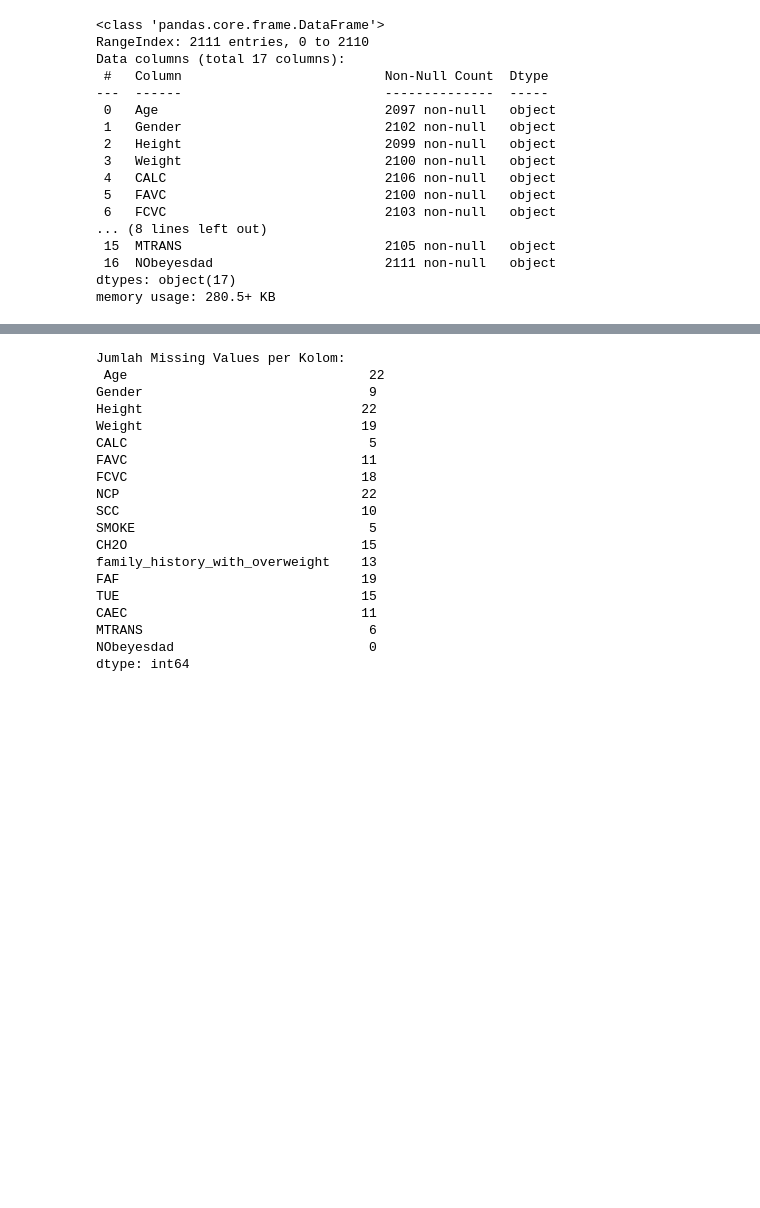
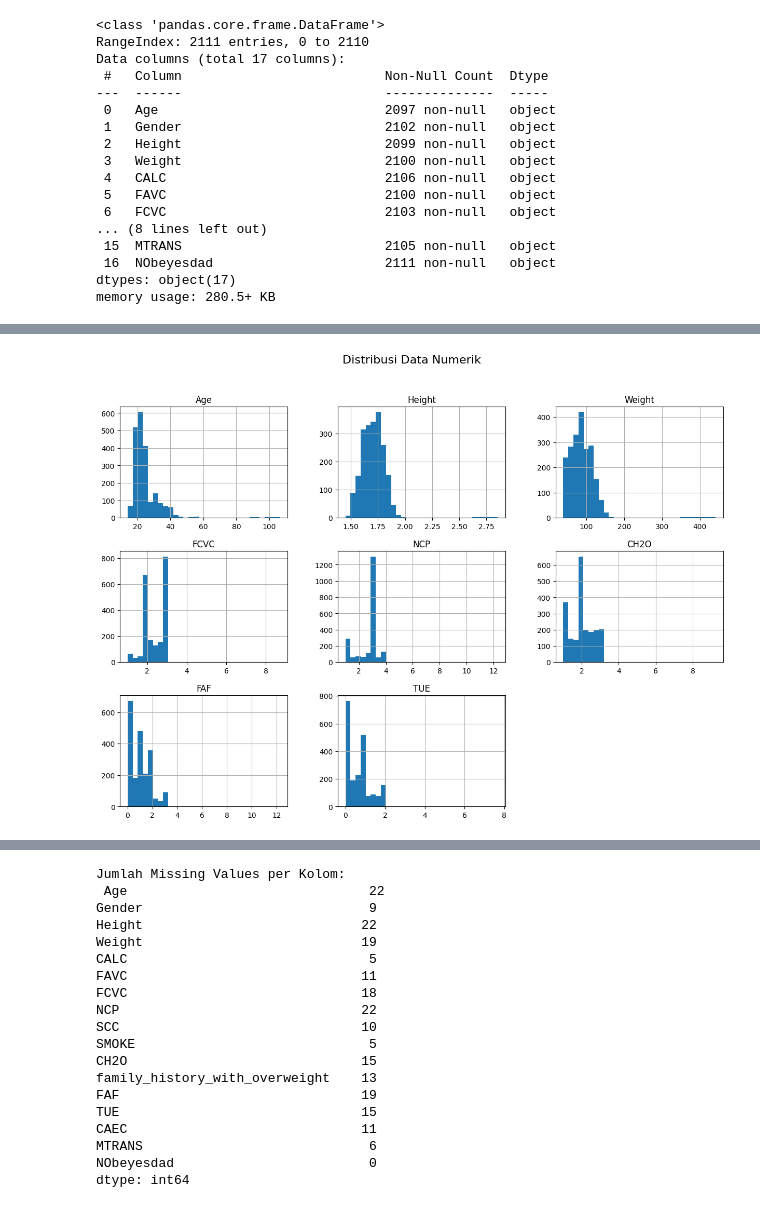
Before and after one commit to Arief5757/Bengkel-Koding, a Jupyter notebook: EDA.ipynb, the cells around one changed output, grey strips where cells are left out. Cells and saved outputs as stored; diff of their text form; code cells hidden in the pictures; blank space fills up the shorter version.

```diff
--- a/EDA.ipynb
+++ b/EDA.ipynb
@@ -27,14 +26,6 @@ Data columns (total 17 columns):
 dtypes: object(17)
 memory usage: 280.5+ KB
 # %%
-import pandas as pd
-import matplotlib.pyplot as plt
-import seaborn as sns
-
-# Load the dataset
-file_path = "ObesityDataSet.csv"
-df = pd.read_csv(file_path)
-
 # Kolom-kolom numerik yang perlu dikonversi
 numerical_columns = ['Age', 'Height', 'Weight', 'FCVC', 'NCP', 'CH2O', 'FAF', 'TUE']
 
@@ -43,17 +34,3 @@ for col in numerical_columns:
     df[col] = pd.to_numeric(df[col], errors='coerce')
 
 # Setelah konversi, Anda mungkin memiliki missing values (NaN) yang perlu ditangani
-# Anda bisa memilih untuk menghapusnya atau melakukan imputasi
-df_cleaned = df.dropna(subset=numerical_columns + ['NObeyesdad']) # Hapus baris dengan NaN di kolom numerik atau target
-
-# Sekarang Anda dapat membuat boxplot dengan data yang sudah dikonversi
-for col in numerical_columns:
-    plt.figure(figsize=(8, 6))
-    sns.boxplot(x='NObeyesdad', y=col, data=df_cleaned, palette='Set2')
-    plt.title(f'Distribusi {col}')
-    plt.xlabel('Kategori Obesitas')
-    plt.ylabel(col)
-    plt.tight_layout()
-    plt.show()
-
-print("Visualisasi boxplot telah ditampilkan.")
@@ -69,0 +169,8 @@ Visualisasi boxplot telah ditampilkan.
+# %%
+import matplotlib.pyplot as plt  # Mengimpor matplotlib untuk visualisasi data
+# 9. Visualisasi distribusi data numerik
+df[numerical_columns].hist(bins=30, figsize=(15, 10))  # Membuat histogram untuk distribusi kolom numerik
+plt.suptitle("Distribusi Data Numerik", fontsize=16)
+plt.show()  # Menampilkan grafik
+# %% [output]
+[figure, added]
```
Also changed, not shown: parts of 20 cells of this notebook, 3 other files.
